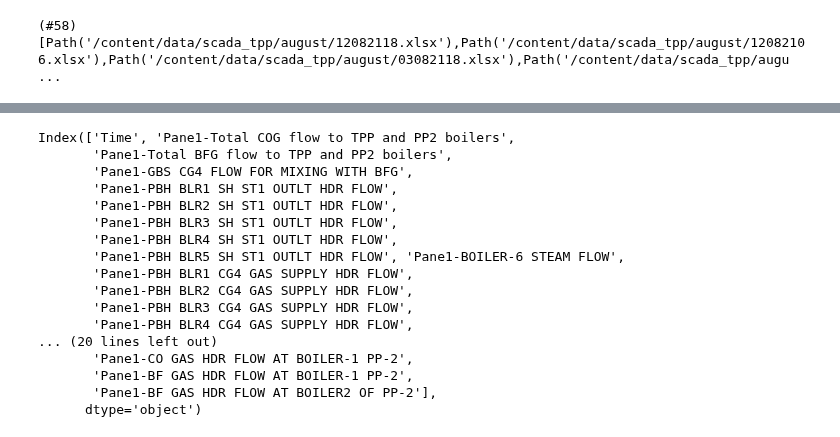
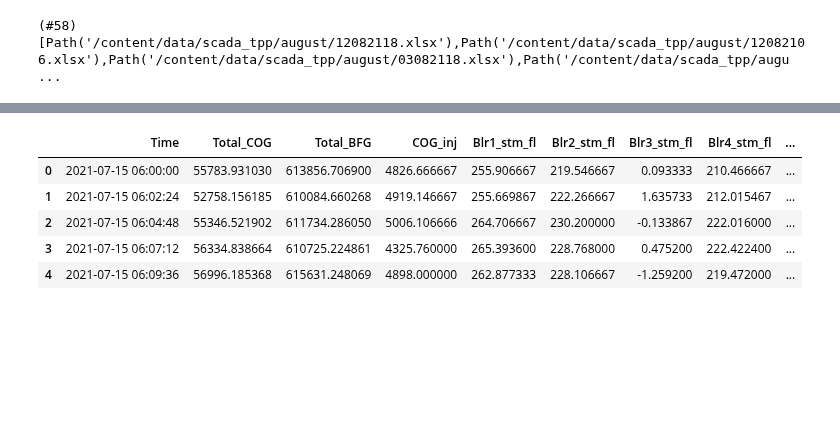
Before and after one commit to mldurga/easydl, a Jupyter notebook: _notebooks/2020-02-20-test.ipynb, the cells around one changed output, grey strips where cells are left out. Drawn from its saved outputs; the diff is of its cells as text; code cells hidden in the pictures; blank space fills up the shorter version.

```diff
--- a/_notebooks/2020-02-20-test.ipynb
+++ b/_notebooks/2020-02-20-test.ipynb
@@ -82,58 +61,19 @@ df1.sort_values('Time')
 # %%
 df1.drop(columns='ms', inplace=True)
-# %%
-df1.columns
-# %% [output]
-Index(['Time', 'Pane1-Total COG flow to TPP and PP2 boilers',
-       'Pane1-Total BFG flow to TPP and PP2 boilers',
-       'Pane1-GBS CG4 FLOW FOR MIXING WITH BFG',
-       'Pane1-PBH BLR1 SH ST1 OUTLT HDR FLOW',
-       'Pane1-PBH BLR2 SH ST1 OUTLT HDR FLOW',
-       'Pane1-PBH BLR3 SH ST1 OUTLT HDR FLOW',
-       'Pane1-PBH BLR4 SH ST1 OUTLT HDR FLOW',
-       'Pane1-PBH BLR5 SH ST1 OUTLT HDR FLOW', 'Pane1-BOILER-6 STEAM FLOW',
-       'Pane1-PBH BLR1 CG4 GAS SUPPLY HDR FLOW',
-       'Pane1-PBH BLR2 CG4 GAS SUPPLY HDR FLOW',
-       'Pane1-PBH BLR3 CG4 GAS SUPPLY HDR FLOW',
-       'Pane1-PBH BLR4 CG4 GAS SUPPLY HDR FLOW',
-... (20 lines left out)
-       'Pane1-CO GAS HDR FLOW AT BOILER-1 PP-2',
-       'Pane1-BF GAS HDR FLOW AT BOILER-1 PP-2',
-       'Pane1-BF GAS HDR FLOW AT BOILER2 OF PP-2'],
-      dtype='object')
 # %%
-columns=['Time', 'Total_COG',
-       'Total_BFG',
-       'COG_inj',
-       'Blr1_stm_fl',
-       'Blr2_stm_fl',
-       'Blr3_stm_fl',
-       'Blr4_stm_fl',
-       'Blr5_stm_fl', 'Blr6_stm_fl',
-       'Blr1_COG_fl',
-       'Blr2_COG_fl',
-       'Blr3_COG_fl',
-       'Blr4_COG_fl',
-       'Blr5_COG_fl',
-       'Blr5_BFG_fl',
-       'Blr4_BFG_fl',
-       'Blr3_BFG_fl',
-       'Blr1_BFG_fl',
-       'Blr2_BFG_fl',
-       'Blr6_BFG_fl', 'ActPower_TG1',
-       'ActPower_TG2', 'ActPower_TG3',
-       'ActPower_TG4', 'ActPower_TG5',
-       'ActPower_BPTG1', 'ActPower_BPTG2',
-       'ActPower_GETS2', 'ActPower_GETS1',
-       'ActPower_COB4', 'ActPower_SHRPP', 'ActPower_TRT',
-       'ActPower_PP2', 'ActPower_TOTAL',
-       'IMPORT', 'EXPORT',
-       'BF1_COLD_BLAST',
-       'BF2_COLD_BLAST',
-       'BF3_COLD_BLAST',
-       'PP2_Blr1_stm_fl',
-       'PP2_Blr2_stm_fl',
-       'PP2_Blr2_COG_fl',
-       'PP2_Blr1_COG_fl',
-       'PP2_Blr1_BFG_fl',
-       'PP2_Blr2_BFG_fl']
+columns=['Time', 'Total_COG','Total_BFG','COG_inj','Blr1_stm_fl','Blr2_stm_fl','Blr3_stm_fl','Blr4_stm_fl','Blr5_stm_fl', 'Blr6_stm_fl',
+       'Blr1_COG_fl','Blr2_COG_fl','Blr3_COG_fl','Blr4_COG_fl','Blr5_COG_fl','Blr5_BFG_fl','Blr4_BFG_fl','Blr3_BFG_fl',
+       'Blr1_BFG_fl','Blr2_BFG_fl','Blr6_BFG_fl', 'ActPower_TG1','ActPower_TG2', 'ActPower_TG3','ActPower_TG4', 'ActPower_TG5',
+       'ActPower_BPTG1', 'ActPower_BPTG2','ActPower_GETS2', 'ActPower_GETS1','ActPower_COB4', 'ActPower_SHRPP', 'ActPower_TRT',
+       'ActPower_PP2', 'ActPower_TOTAL','IMPORT', 'EXPORT','BF1_COLD_BLAST','BF2_COLD_BLAST','BF3_COLD_BLAST','PP2_Blr1_stm_fl',
+       'PP2_Blr2_stm_fl','PP2_Blr2_COG_fl','PP2_Blr1_COG_fl','PP2_Blr1_BFG_fl','PP2_Blr2_BFG_fl']
+df1.columns=columns
+df1=df1.sort_values('Time')
+df1.head()
+# %% [output]
+|  | Time | Total_COG | Total_BFG | COG_inj | Blr1_stm_fl | Blr2_stm_fl | Blr3_stm_fl | Blr4_stm_fl | ... |
+| 0 | 2021-07-15 06:00:00 | 55783.931030 | 613856.706900 | 4826.666667 | 255.906667 | 219.546667 | 0.093333 | 210.466667 | ... |
+| 1 | 2021-07-15 06:02:24 | 52758.156185 | 610084.660268 | 4919.146667 | 255.669867 | 222.266667 | 1.635733 | 212.015467 | ... |
+| 2 | 2021-07-15 06:04:48 | 55346.521902 | 611734.286050 | 5006.106666 | 264.706667 | 230.200000 | -0.133867 | 222.016000 | ... |
+| 3 | 2021-07-15 06:07:12 | 56334.838664 | 610725.224861 | 4325.760000 | 265.393600 | 228.768000 | 0.475200 | 222.422400 | ... |
+| 4 | 2021-07-15 06:09:36 | 56996.185368 | 615631.248069 | 4898.000000 | 262.877333 | 228.106667 | -1.259200 | 219.472000 | ... |
```
Also changed, not shown: parts of 8 cells of this notebook.
